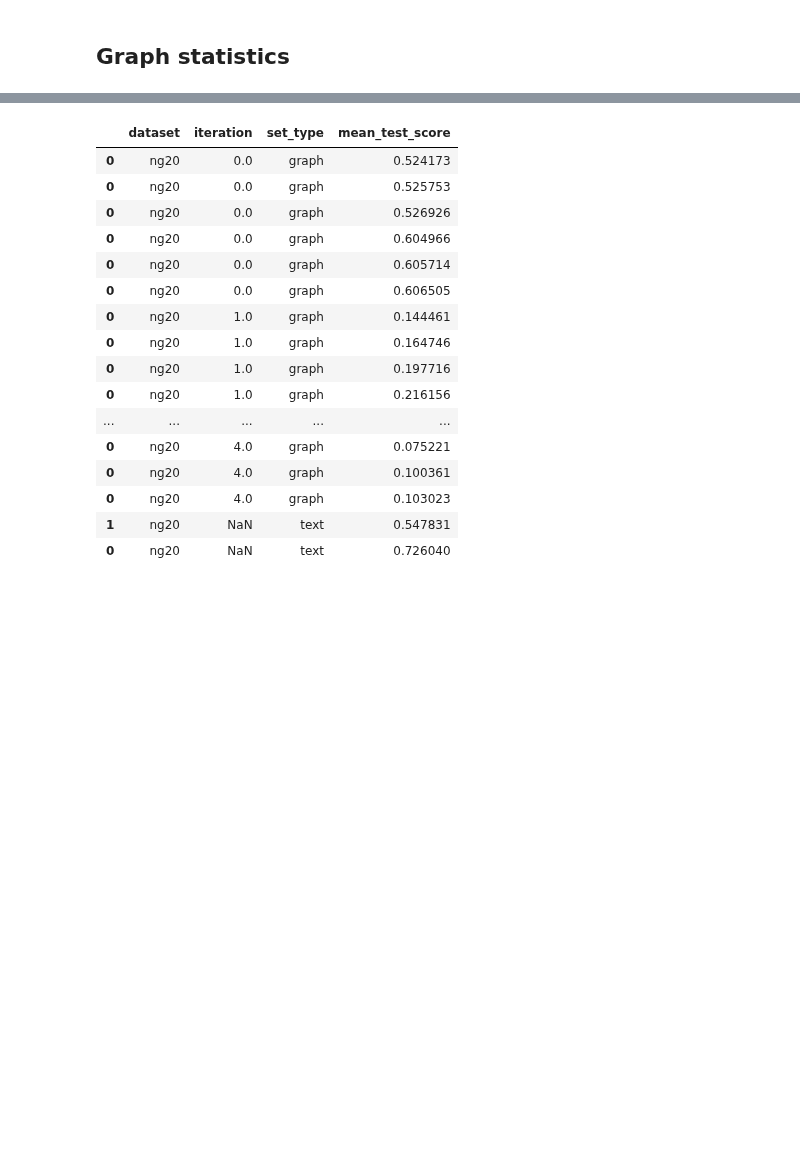
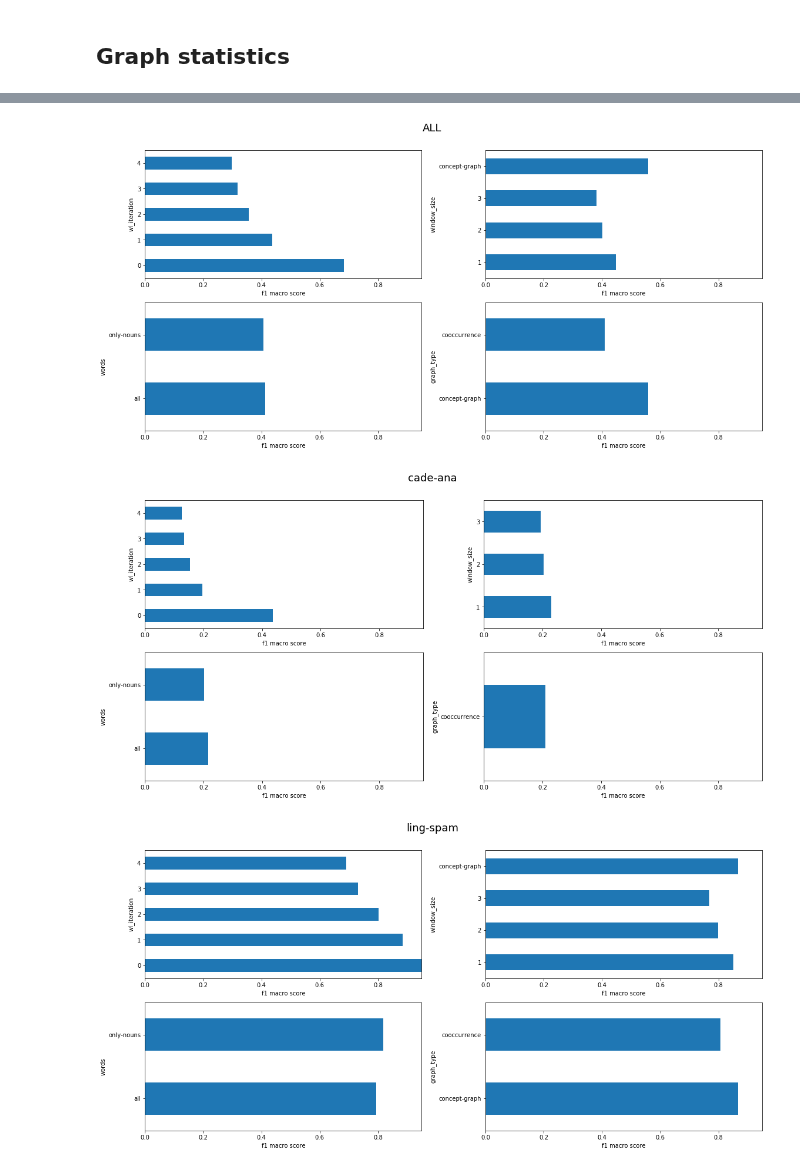
Before and after one commit to davidgengenbach/bachelor-thesis, a Jupyter notebook: code/statistics.ipynb, the cells around one changed output, grey strips where cells are left out. Drawn from its saved outputs; the diff is of its cells as text; code cells hidden in the pictures; blank space fills up the shorter version.

Commit message:
Added statistics and classification results for datasets

```diff
--- a/code/statistics.ipynb
+++ b/code/statistics.ipynb
@@ -31,6 +31,8 @@ from glob import glob
 import pickle
 import pandas as pd
 from IPython.display import display
+import matplotlib.pyplot as plt
+import seaborn as sns
 
 df_all = None
 for result_file in glob('data/results/*.npy'):
@@ -41,7 +43,7 @@ for result_file in glob('data/results/*.npy'):
     is_cooccurrence_dataset = 'cooccurrence' in dataset
     dataset_name = dataset
     if is_graph_dataset:
-        result['iteration'] = int(dataset.split('.')[-1])
+        result['wl_iteration'] = int(dataset.split('.')[-1])
         parts = dataset.split('_')
         if is_cooccurrence_dataset:
             dataset_name = parts[-1].split('_')[0].split('.')[0]
@@ -49,22 +51,31 @@ for result_file in glob('data/results/*.npy'):
             result['window_size'] = parts[3]
         # GML
         else:
+            #result['window_size'] = -1
             dataset_name = parts[3].split('.')[0]
+        result['graph_type'] = 'cooccurrence' if is_cooccurrence_dataset else 'concept-graph'
         result['set_type'] = 'graph'
     else:
         result['set_type'] = 'text'
         dataset_name = dataset.split('_')[1]
     for param in result['params']:
         del param['clf']
-    if '.npy.' in dataset_name:
-        print(result_file)
+    if dataset_name.endswith('-single'):
+        dataset_name = dataset_name.rsplit('-', 1)[0]
     del result['param_clf']
     result['dataset'] = dataset_name
-
     result_df = pd.DataFrame(result).sort_values(by = 'dataset', ascending = False)
 
     if df_all is None:
         df_all = result_df
     else:
         df_all = df_all.append(result_df)
+
+
+
+
+df_graphs = df_all[df_all.set_type == 'graph']
+df_texts = df_all[df_all.set_type == 'text']
+df_graphs['window_size'].fillna('concept-graph', inplace = True)
+df_graphs['wl_iteration'] = df_graphs.wl_iteration.astype(int)
 # %% [output]
@@ -88,20 +90,24 @@ for result_file in glob('data/results/*.npy'):
-# %%
-df_all[df_all.dataset == 'ng20'].sort_values(by = ['set_type', 'iteration', 'mean_test_score'])[['dataset', 'iteration', 'set_type', 'mean_test_score']]
-# %% [output]
-|  | dataset | iteration | set_type | mean_test_score |
-| 0 | ng20 | 0.0 | graph | 0.524173 |
-| 0 | ng20 | 0.0 | graph | 0.525753 |
-| 0 | ng20 | 0.0 | graph | 0.526926 |
-| 0 | ng20 | 0.0 | graph | 0.604966 |
-| 0 | ng20 | 0.0 | graph | 0.605714 |
-| 0 | ng20 | 0.0 | graph | 0.606505 |
-| 0 | ng20 | 1.0 | graph | 0.144461 |
-| 0 | ng20 | 1.0 | graph | 0.164746 |
-| 0 | ng20 | 1.0 | graph | 0.197716 |
-| 0 | ng20 | 1.0 | graph | 0.216156 |
-| ... | ... | ... | ... | ... |
-| 0 | ng20 | 4.0 | graph | 0.075221 |
-| 0 | ng20 | 4.0 | graph | 0.100361 |
-| 0 | ng20 | 4.0 | graph | 0.103023 |
-| 1 | ng20 | NaN | text | 0.547831 |
-| 0 | ng20 | NaN | text | 0.726040 |
+# %%
+def plot_distributions(df, title = None):
+    fig, axes_indexed = plt.subplots(nrows = 2, ncols=2, figsize = (16, 8))
+
+    axes = []
+    for ax_row in axes_indexed:
+        axes += list(ax_row)
+
+    for val, ax in zip(['wl_iteration', 'window_size', 'words', 'graph_type'], axes):
+        df.groupby(val).mean_test_score.mean().plot(kind = 'barh', ax = ax, xlim = (0, 0.95))
+        ax.set_xlabel('f1 macro score')
+    plt.suptitle(title, size = 18)
+    fig.tight_layout()
+    fig.subplots_adjust(top=0.90)
+
+plot_distributions(df_graphs, title = 'ALL')
+plt.show()
+for name, df_graph_dataset in df_graphs.groupby('dataset'):
+    plot_distributions(df_graph_dataset, title = name)
+    plt.show()
+# %% [output]
+[figure, added]
+[figure, added]
+[figure, added]
```
Also changed, not shown: parts of 3 cells of this notebook, 3 other files.
